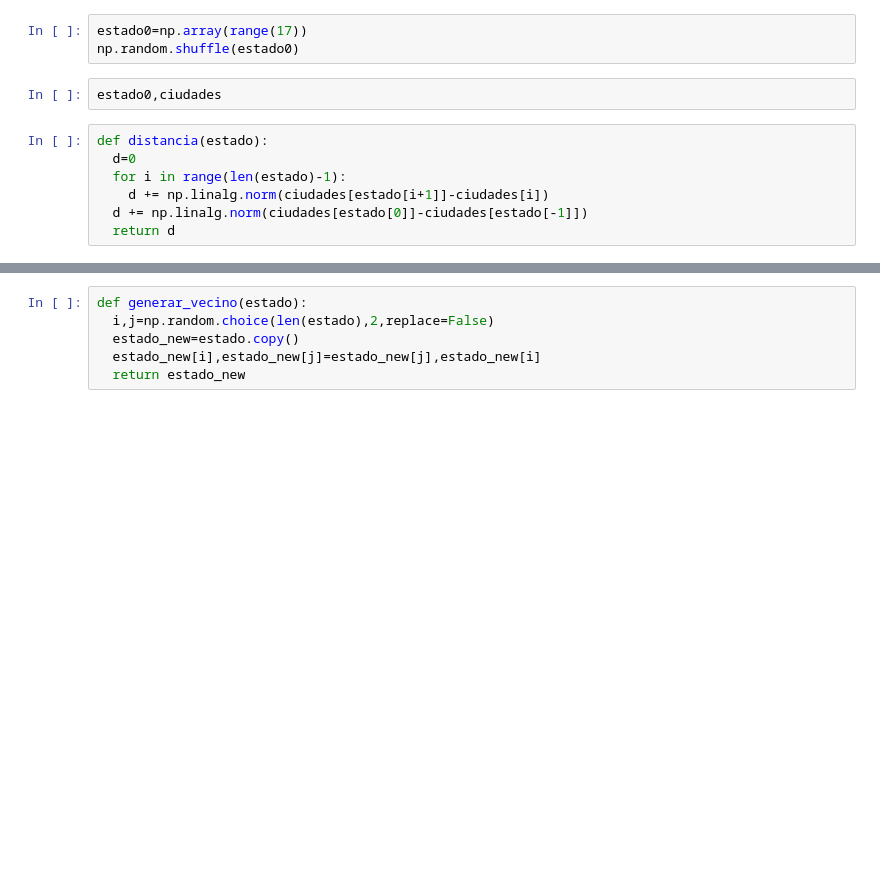
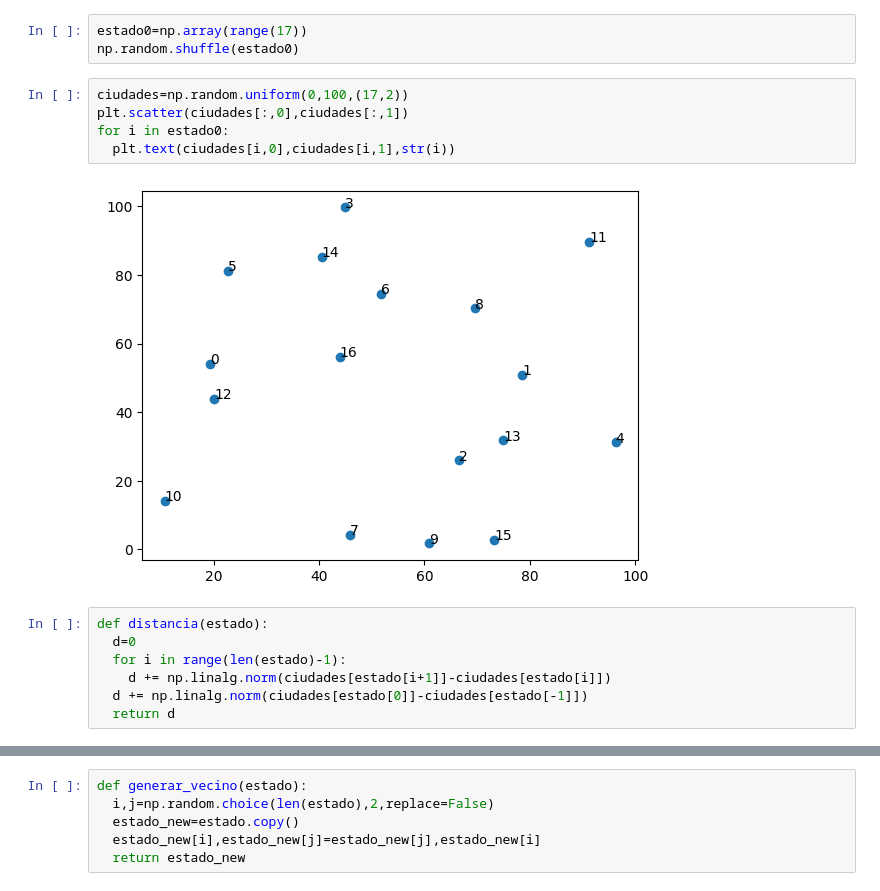
Before and after one commit to ArellanoMCarlos/SimMatO2025, a Jupyter notebook: Módulo 3 - Métodos de búsqueda/1 - Métodos de búsqueda.ipynb, the cells around one changed output, grey strips where cells are left out. Cells and saved outputs as stored; diff of their text form; blank space fills up the shorter version.

```diff
--- a/Módulo 3 - Métodos de búsqueda/1 - Métodos de búsqueda.ipynb
+++ b/Módulo 3 - Métodos de búsqueda/1 - Métodos de búsqueda.ipynb
@@ -283,12 +247,17 @@ plt.scatter(ciudades[:,0],ciudades[:,1])
 estado0=np.array(range(17))
 np.random.shuffle(estado0)
 # %%
-estado0,ciudades
+ciudades=np.random.uniform(0,100,(17,2))
+plt.scatter(ciudades[:,0],ciudades[:,1])
+for i in estado0:
+  plt.text(ciudades[i,0],ciudades[i,1],str(i))
+# %% [output]
+[figure, added]
 # %%
 def distancia(estado):
   d=0
   for i in range(len(estado)-1):
-    d += np.linalg.norm(ciudades[estado[i+1]]-ciudades[i])
+    d += np.linalg.norm(ciudades[estado[i+1]]-ciudades[estado[i]])
   d += np.linalg.norm(ciudades[estado[0]]-ciudades[estado[-1]])
   return d
 # %%
```
Also changed, not shown: parts of 7 cells of this notebook.
